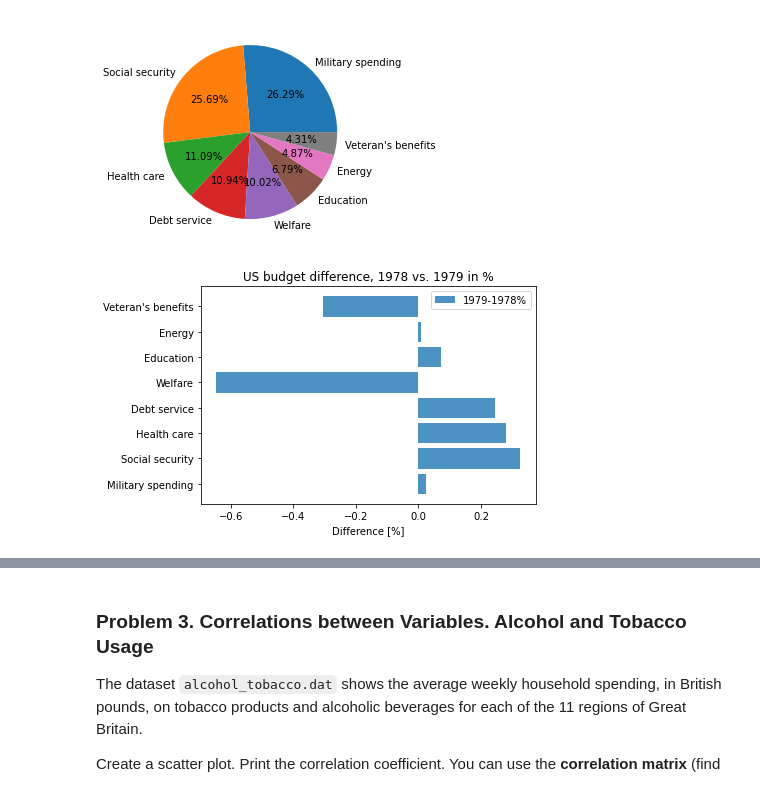
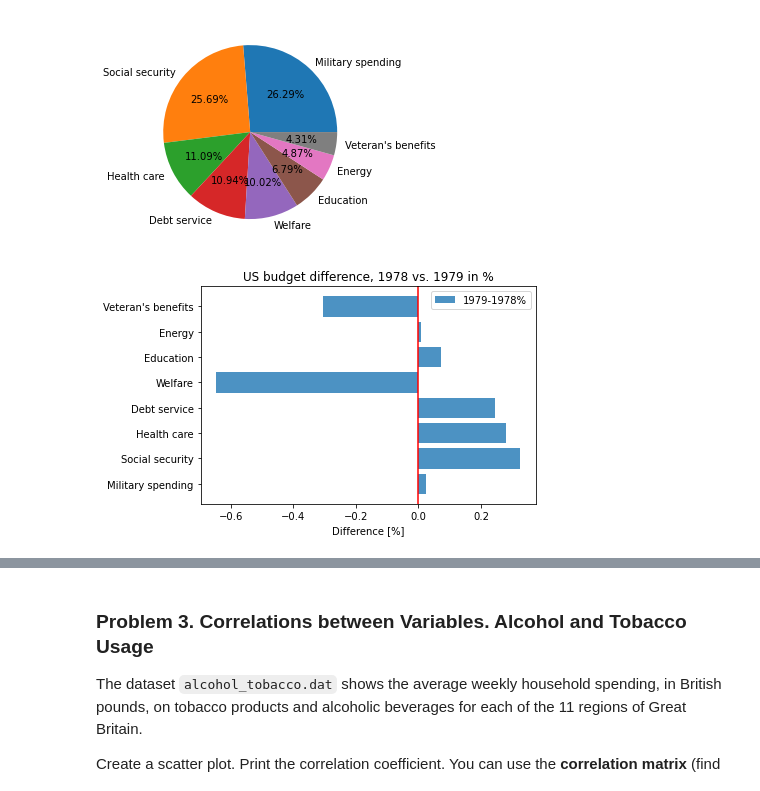
Before and after one commit to atkuzmanov/softuni-ai-mathconceptsfordevs-2021, a Jupyter notebook: 14-statistics-exercise/12-statistics-exercise-homework/Statistics Exercise.ipynb, the cells around one changed output, grey strips where cells are left out. Drawn from its saved outputs; the diff is of its cells as text; code cells hidden in the pictures.

```diff
--- a/14-statistics-exercise/12-statistics-exercise-homework/Statistics Exercise.ipynb
+++ b/14-statistics-exercise/12-statistics-exercise-homework/Statistics Exercise.ipynb
@@ -232,10 +232,10 @@ plt.show()
 [figure]
 # %%
 plt.barh(budget["Category"], budget["percentage_1979"] - budget["percentage_1978"], alpha = 0.8, label = "1979-1978%")
-
+plt.axvline(0, color = "red")
 plt.title("US budget difference, 1978 vs. 1979 in %")
 plt.xlabel("Difference [%]")
 plt.legend()
 plt.show()
 # %% [output]
-[figure, old version]
+[figure, new version]
```
Also changed, not shown: parts of 7 cells of this notebook.
